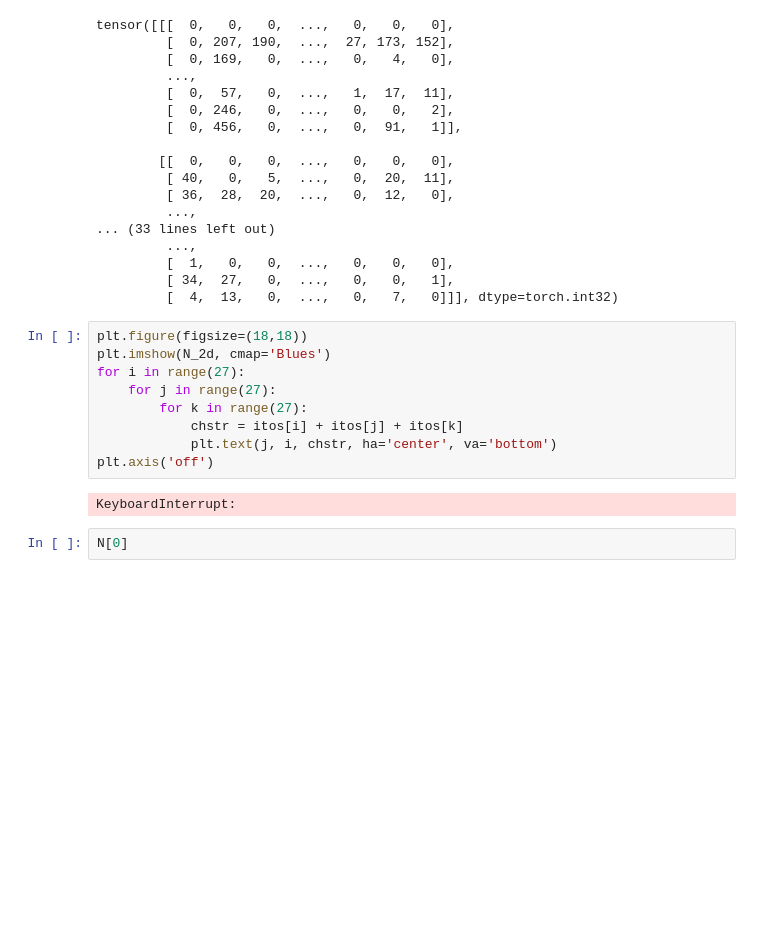
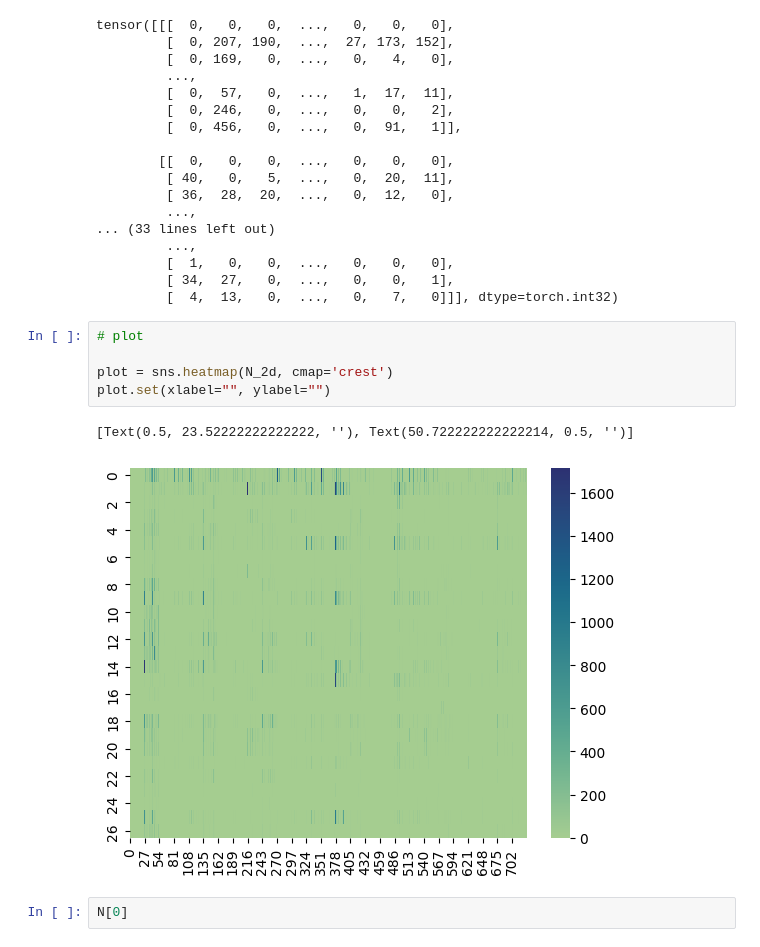
Before and after one commit to ahaan1984/makemore-ngram, a Jupyter notebook: trigram.ipynb, the cells around one changed output. Drawn from its saved outputs; the diff is of its cells as text; blank space fills up the shorter version.

```diff
--- a/trigram.ipynb
+++ b/trigram.ipynb
@@ -167,17 +188,14 @@ tensor([[[  0,   0,   0,  ...,   0,   0,   0],
          [  1,   0,   0,  ...,   0,   0,   0],
          [ 34,  27,   0,  ...,   0,   0,   1],
          [  4,  13,   0,  ...,   0,   7,   0]]], dtype=torch.int32)
-# %%
-plt.figure(figsize=(18,18))
-plt.imshow(N_2d, cmap='Blues')
-for i in range(27):
-    for j in range(27):
-        for k in range(27):
-            chstr = itos[i] + itos[j] + itos[k]
-            plt.text(j, i, chstr, ha='center', va='bottom')
-plt.axis('off')
-# %% [output]
-KeyboardInterrupt:
+# %%
+# plot
+
+plot = sns.heatmap(N_2d, cmap='crest')
+plot.set(xlabel="", ylabel="")
+# %% [output]
+[Text(0.5, 23.52222222222222, ''), Text(50.722222222222214, 0.5, '')]
+[figure, added]
 # %%
 N[0]
 # %% [output]
```
Also changed, not shown: parts of 12 cells of this notebook, 1 other file.
